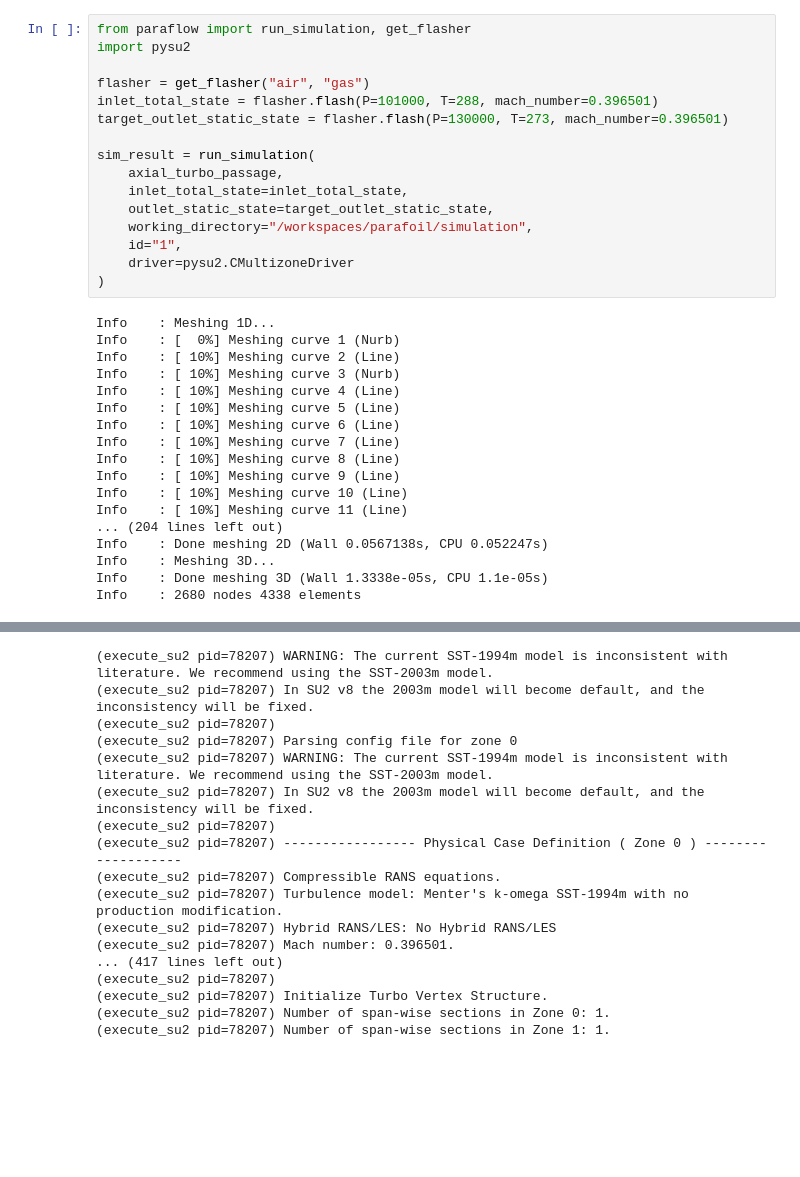
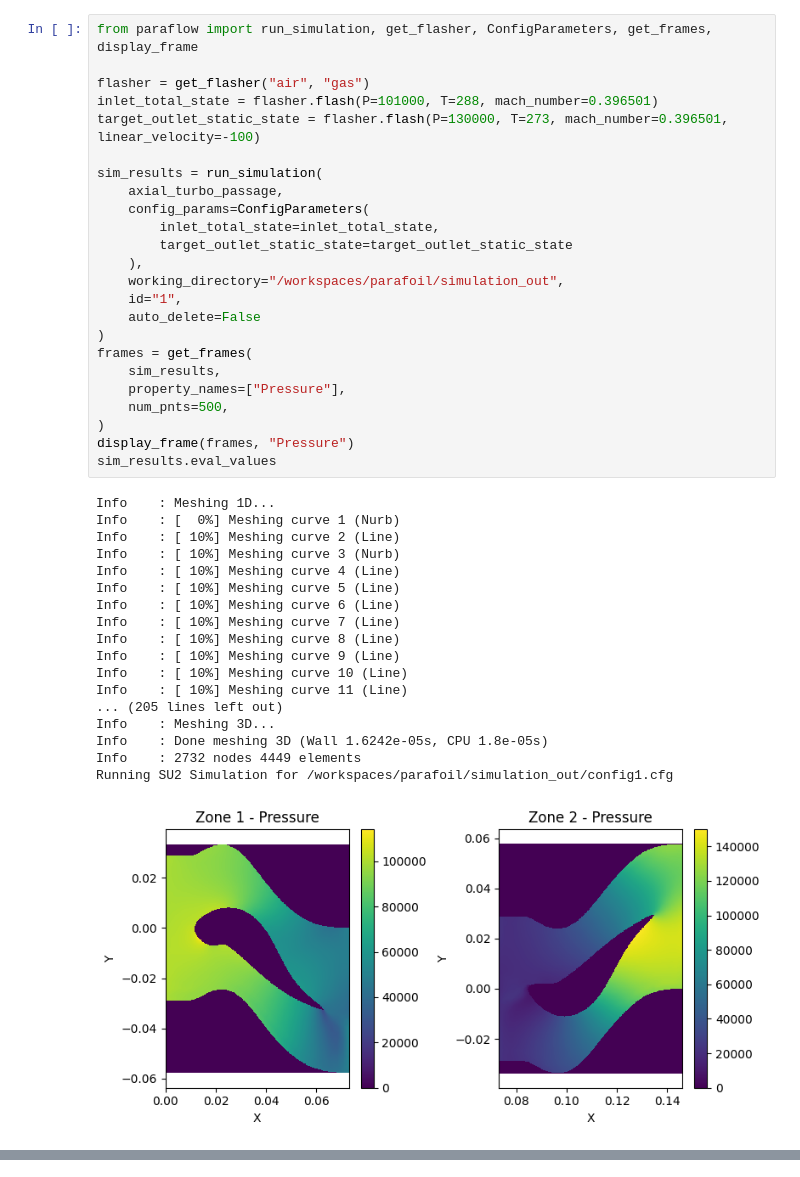
Before and after one commit to OpenOrion/parafoil, a Jupyter notebook: examples/turbo_stage.ipynb, the cells around one changed output, grey strips where cells are left out. Drawn from its saved outputs; the diff is of its cells as text; blank space fills up the shorter version.

```diff
--- a/examples/turbo_stage.ipynb
+++ b/examples/turbo_stage.ipynb
@@ -112,34 +114,43 @@ Zones
 # %%
-from paraflow import run_simulation, get_flasher
-import pysu2
+from paraflow import run_simulation, get_flasher, ConfigParameters, get_frames, display_frame
 
 flasher = get_flasher("air", "gas")
 inlet_total_state = flasher.flash(P=101000, T=288, mach_number=0.396501)
-target_outlet_static_state = flasher.flash(P=130000, T=273, mach_number=0.396501)
+target_outlet_static_state = flasher.flash(P=130000, T=273, mach_number=0.396501, linear_velocity=-100)
 
-sim_result = run_simulation(
+sim_results = run_simulation(
     axial_turbo_passage,
-    inlet_total_state=inlet_total_state,
-    outlet_static_state=target_outlet_static_state,
-    working_directory="/workspaces/parafoil/simulation",
+    config_params=ConfigParameters(
+        inlet_total_state=inlet_total_state,
+        target_outlet_static_state=target_outlet_static_state
+    ),
+    working_directory="/workspaces/parafoil/simulation_out",
     id="1",
-    driver=pysu2.CMultizoneDriver
+    auto_delete=False
 )
+frames = get_frames(
+    sim_results,
+    property_names=["Pressure"],
+    num_pnts=500,
+)
+display_frame(frames, "Pressure")
+sim_results.eval_values
 # %% [output]
 Info    : Meshing 1D...
 Info    : [  0%] Meshing curve 1 (Nurb)
 Info    : [ 10%] Meshing curve 2 (Line)
 Info    : [ 10%] Meshing curve 3 (Nurb)
 Info    : [ 10%] Meshing curve 4 (Line)
 Info    : [ 10%] Meshing curve 5 (Line)
 Info    : [ 10%] Meshing curve 6 (Line)
 Info    : [ 10%] Meshing curve 7 (Line)
 Info    : [ 10%] Meshing curve 8 (Line)
 Info    : [ 10%] Meshing curve 9 (Line)
 Info    : [ 10%] Meshing curve 10 (Line)
 Info    : [ 10%] Meshing curve 11 (Line)
-... (204 lines left out)
-Info    : Done meshing 2D (Wall 0.0567138s, CPU 0.052247s)
+... (205 lines left out)
 Info    : Meshing 3D...
-Info    : Done meshing 3D (Wall 1.3338e-05s, CPU 1.1e-05s)
-Info    : 2680 nodes 4338 elements
+Info    : Done meshing 3D (Wall 1.6242e-05s, CPU 1.8e-05s)
+Info    : 2732 nodes 4449 elements
+Running SU2 Simulation for /workspaces/parafoil/simulation_out/config1.cfg
+[figure, added]
@@ -148,17 +174,0 @@ Info    : 2680 nodes 4338 elements
-(execute_su2 pid=78207) WARNING: The current SST-1994m model is inconsistent with literature. We recommend using the SST-2003m model.
-(execute_su2 pid=78207) In SU2 v8 the 2003m model will become default, and the inconsistency will be fixed.
-(execute_su2 pid=78207)
-(execute_su2 pid=78207) Parsing config file for zone 0
-(execute_su2 pid=78207) WARNING: The current SST-1994m model is inconsistent with literature. We recommend using the SST-2003m model.
-(execute_su2 pid=78207) In SU2 v8 the 2003m model will become default, and the inconsistency will be fixed.
-(execute_su2 pid=78207)
-(execute_su2 pid=78207) ----------------- Physical Case Definition ( Zone 0 ) -------------------
-(execute_su2 pid=78207) Compressible RANS equations.
-(execute_su2 pid=78207) Turbulence model: Menter's k-omega SST-1994m with no production modification.
-(execute_su2 pid=78207) Hybrid RANS/LES: No Hybrid RANS/LES
-(execute_su2 pid=78207) Mach number: 0.396501.
-... (417 lines left out)
-(execute_su2 pid=78207)
-(execute_su2 pid=78207) Initialize Turbo Vertex Structure.
-(execute_su2 pid=78207) Number of span-wise sections in Zone 0: 1.
-(execute_su2 pid=78207) Number of span-wise sections in Zone 1: 1.
```
Also changed, not shown: parts of 3 cells of this notebook, 10 other files.
